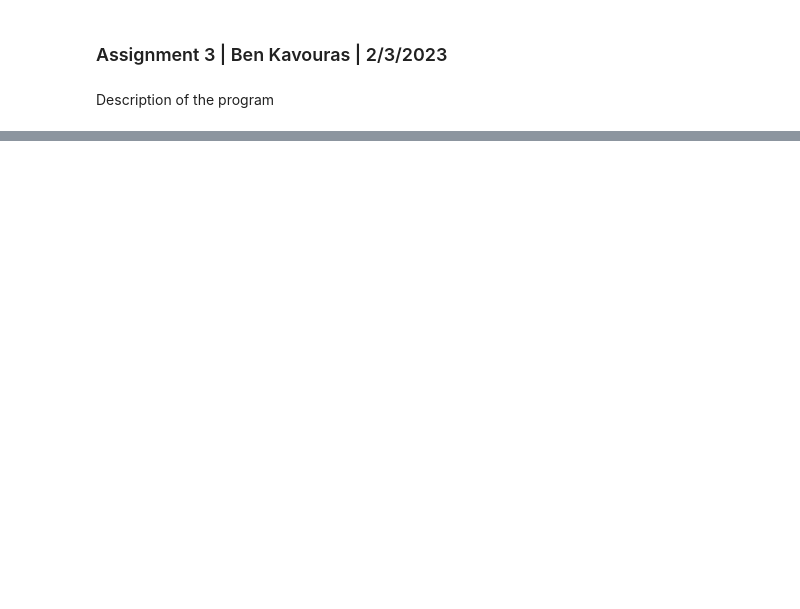
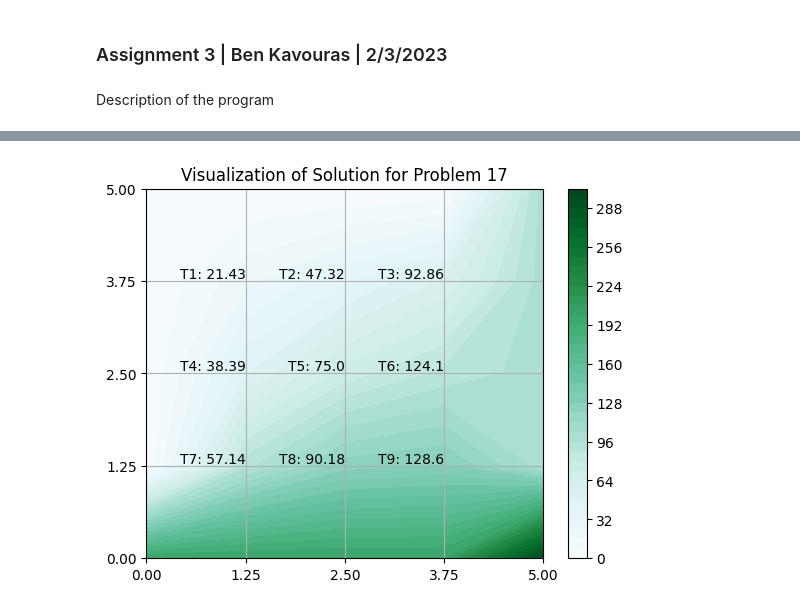
Before and after one commit to kavourbm/Aerospace-Computing, a Jupyter notebook: AEEM2058_Benjamin_Kavouras_HW3.ipynb, the cells around one changed output, grey strips where cells are left out. Saved outputs shown, nothing was run; the diff lists cells and outputs as text; code cells hidden in the pictures; blank space fills up the shorter version.

```diff
--- a/AEEM2058_Benjamin_Kavouras_HW3.ipynb
+++ b/AEEM2058_Benjamin_Kavouras_HW3.ipynb
@@ -166,9 +205,48 @@ for i in range(len(a3)):
        a3[i,i+1] = 0
     if (i)%3 == 0 and i > 0:
         a3[i,i-1] = 0
-b3 = np.zeros((9,1))
+b3 = np.zeros(9)
 b3[2] = -100
 b3[5] = -100
 b3[6] = -200
 b3[7] = -200
 b3[8] = -300
+# %%
+xguess = np.zeros(9)
+solve3a,i = t.conjGrad(a3,xguess,b3)
+
+solve3a_2d = np.zeros((5,5))
+solve3a_2d[0,:] = 0,0,0,0,100
+solve3a_2d[1,:] = 0,solve3a[0],solve3a[1],solve3a[2],100
+solve3a_2d[2,:] = 0,solve3a[3],solve3a[4],solve3a[5],100
+solve3a_2d[3,:] = 0,solve3a[6],solve3a[7],solve3a[8],100
+solve3a_2d[4,:] = 200,200,200,200,300
+
+
+
+x = np.linspace(0,5,5)
+y = np.linspace(5,0,5)
+X,Y = np.meshgrid(x,y)
+
+plt.subplots()
+plt.contourf(X,Y,solve3a_2d,levels=40,cmap='BuGn')
+
+ticks = np.linspace(0,5,5)
+
+plt.title("Visualization of Solution for Problem 17")
+
+plt.xticks(ticks)
+plt.yticks(ticks)
+
+flip3a = np.fliplr(solve3a_2d)
+
+for i, xtick in enumerate(ticks):
+    for j, ytick in enumerate(ticks):
+        if xtick != 0 and xtick != 5 and ytick != 0 and ytick != 5:
+            plt.text(xtick,ytick,f'T{i+6-((j-1)*3)}: {flip3a[i,j]:{3}.{4}}',ha='right',va='bottom')
+
+plt.grid()
+plt.colorbar()
+plt.show()
+# %% [output]
+[figure, added]
```
Also changed, not shown: parts of 7 cells of this notebook, 1 other file.
